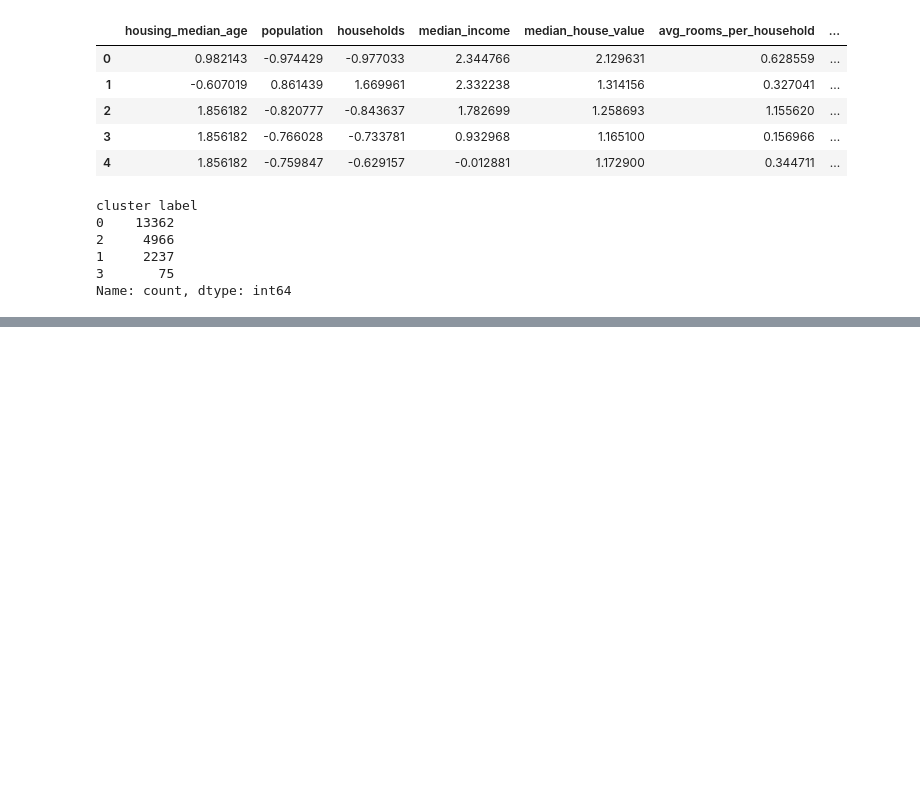
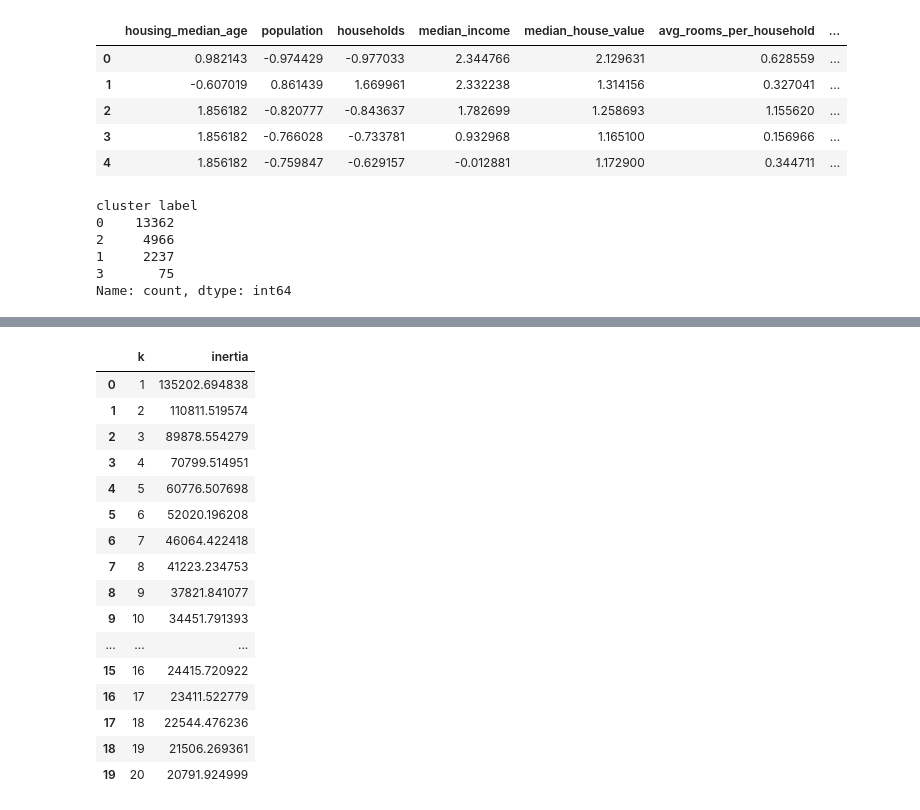
Before and after one commit to BrianLee0529/Project_4_group_3, a Jupyter notebook: unsupervised_model.ipynb, the cells around one changed output, grey strips where cells are left out. Cells and saved outputs as stored; diff of their text form; code cells hidden in the pictures; blank space fills up the shorter version.

```diff
--- a/unsupervised_model.ipynb
+++ b/unsupervised_model.ipynb
@@ -170,0 +217,5 @@ scatter3d('median_house_value','median_income','avg_rooms_per_household')
+# %%
+pca_k = list(range(1,21))
+# %%
+pca_inertia = [KMeans(n_clusters=i, random_state=42).fit(cali_pca).inertia_ for i in pca_k]
+pca_inertia
@@ -170,0 +260,24 @@ scatter3d('median_house_value','median_income','avg_rooms_per_household')
+# %%
+# Create a dictionary with the data to plot the Elbow curve
+pca_elbow_curve = {'k': pca_k, 'inertia': pca_inertia}
+# Create a DataFrame with the data to plot the Elbow curve
+pca_elbow_plot_df = pd.DataFrame(pca_elbow_curve)
+pca_elbow_plot_df
+# %% [output]
+|  | k | inertia |
+| 0 | 1 | 135202.694838 |
+| 1 | 2 | 110811.519574 |
+| 2 | 3 | 89878.554279 |
+| 3 | 4 | 70799.514951 |
+| 4 | 5 | 60776.507698 |
+| 5 | 6 | 52020.196208 |
+| 6 | 7 | 46064.422418 |
+| 7 | 8 | 41223.234753 |
+| 8 | 9 | 37821.841077 |
+| 9 | 10 | 34451.791393 |
+| ... | ... | ... |
+| 15 | 16 | 24415.720922 |
+| 16 | 17 | 23411.522779 |
+| 17 | 18 | 22544.476236 |
+| 18 | 19 | 21506.269361 |
+| 19 | 20 | 20791.924999 |
```
Also changed, not shown: parts of 17 cells of this notebook.
